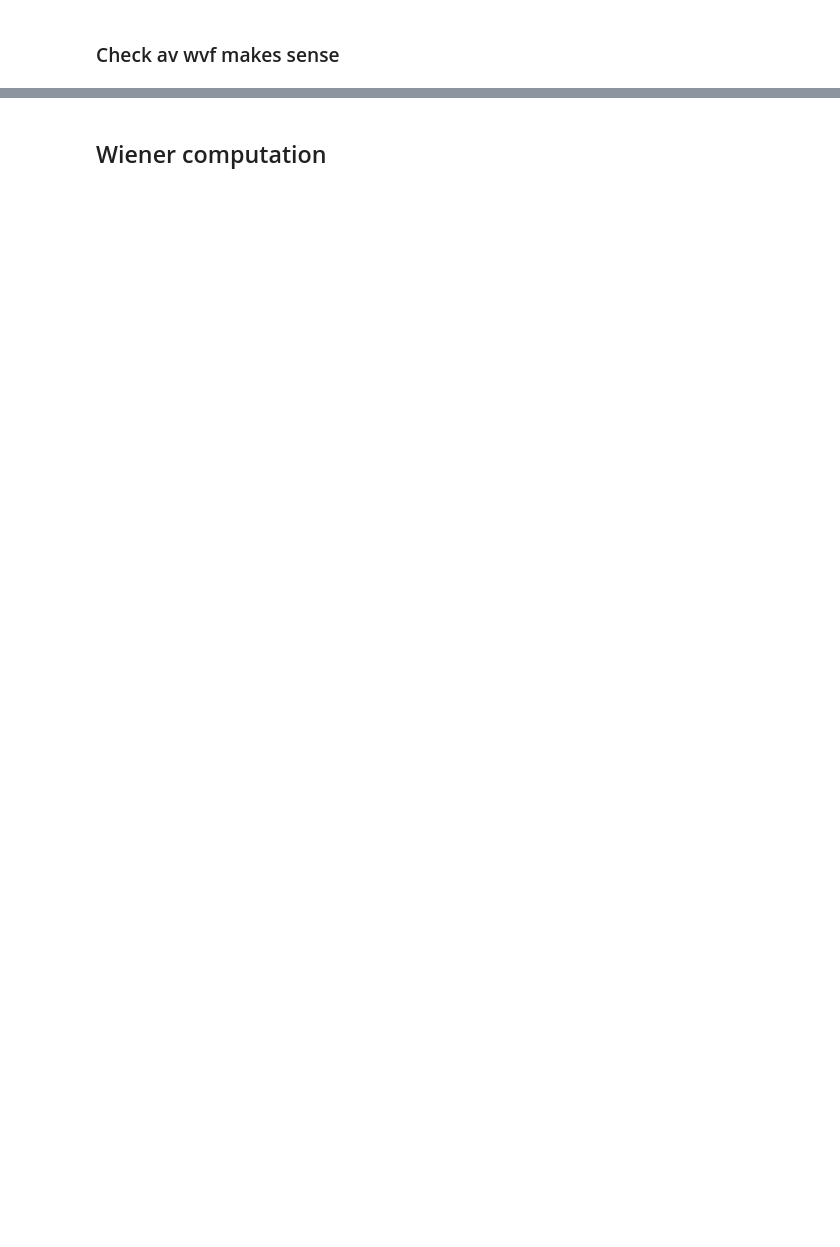
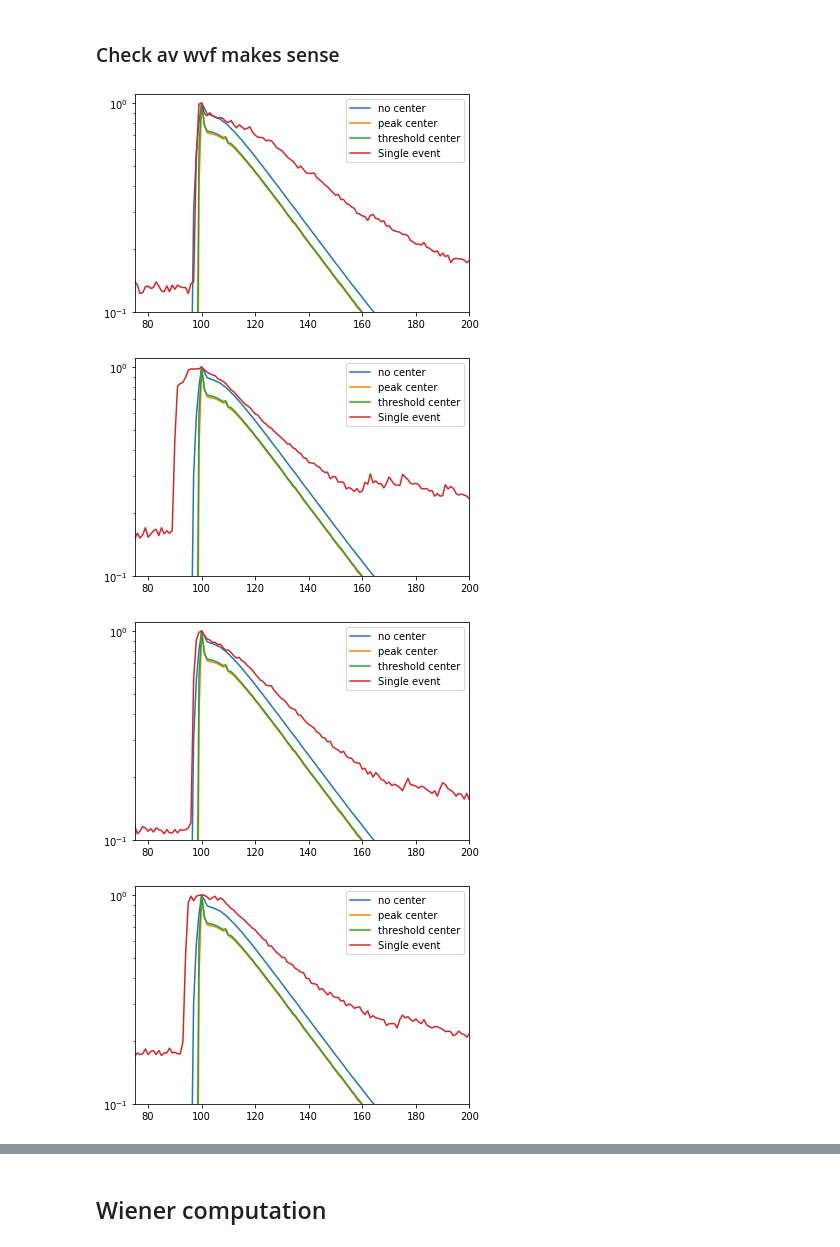
Before and after one commit to CIEMAT-Neutrino/CYTHON_TOOLS, a Jupyter notebook: notebooks/Wiener.ipynb, the cells around one changed output, grey strips where cells are left out. Drawn from its saved outputs; the diff is of its cells as text; code cells hidden in the pictures; blank space fills up the shorter version.

```diff
--- a/notebooks/Wiener.ipynb
+++ b/notebooks/Wiener.ipynb
@@ -7,7 +7,7 @@ import matplotlib.pyplot as plt
 import numpy as np
 # %matplotlib qt
 
-run = 22
+run = 26
 dec_run = 10
 ch = [0,1,4,6]
 
@@ -19,19 +19,24 @@ var_runs = load_analysis_npy ([run],ch)
 # %%
 for ev in range(5):
     plt.figure()
     wvf=[
          dec_runs[10][0]["AvWvf"]                                  ,
          dec_runs[10][0]["AvWvf_peak"]                             ,
          dec_runs[10][0]["AvWvf_threshold"]                        ,
-        -my_runs [22][0]["ADC"][ev]+var_runs [22][1]["Ped_mean"][ev]
+        -my_runs [run][0]["ADC"][ev]+var_runs [26][1]["Ped_mean"][ev]
         ]
 
     plt.plot(wvf[0][np.argmax(wvf[0])-100:]/np.max(wvf[0]))
     plt.plot(wvf[1][np.argmax(wvf[1])-100:]/np.max(wvf[1]))
     plt.plot(wvf[2][np.argmax(wvf[2])-100:]/np.max(wvf[2]))
     plt.plot(wvf[3][np.argmax(wvf[3])-100:]/np.max(wvf[3]))
 
     plt.semilogy()
     plt.xlim    ([75,200])
     plt.ylim    ([0.1,1.1])
     plt.legend  (["no center","peak center","threshold center","Single event"])
+# %% [output]
+[figure, added]
+[figure, added]
+[figure, added]
+[figure, added]
```
Also changed, not shown: parts of 3 cells of this notebook.
